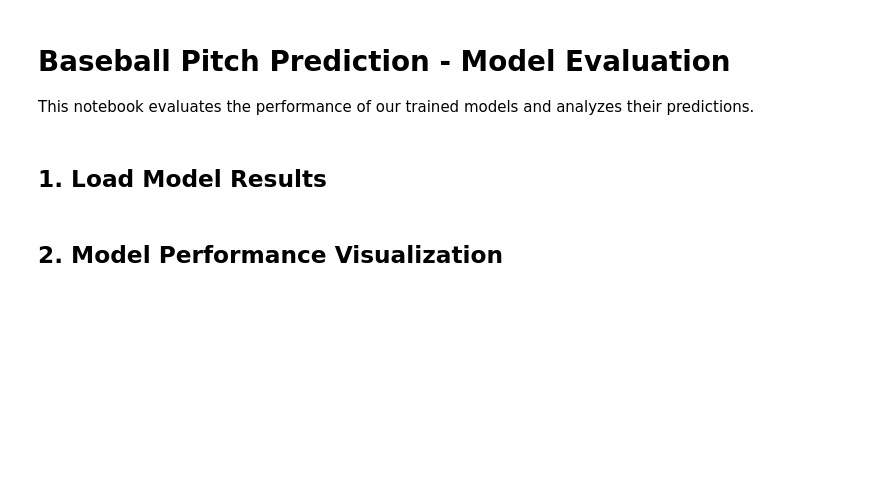
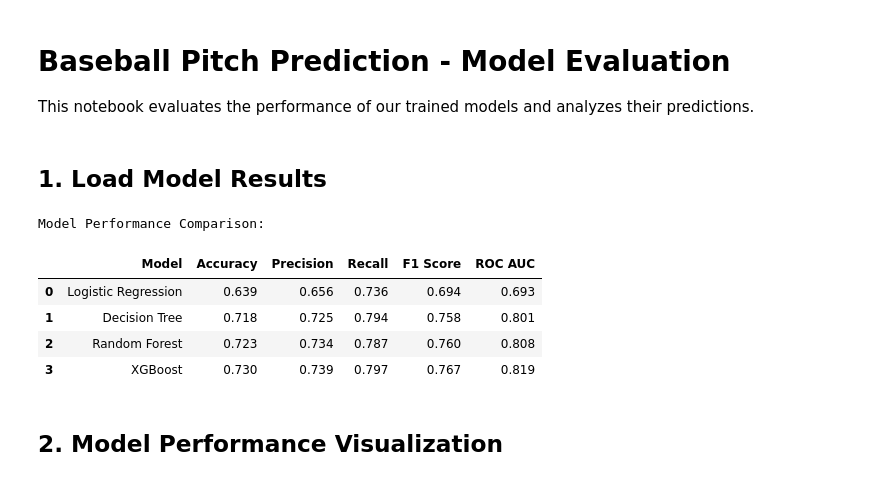
Before and after one commit to Osalira/BaseballPitchTypePredictionProject, a Jupyter notebook: notebooks/02_model_evaluation.ipynb, the cells around one changed output. Saved outputs shown, nothing was run; the diff lists cells and outputs as text; code cells hidden in the pictures; blank space fills up the shorter version.

```diff
--- a/notebooks/02_model_evaluation.ipynb
+++ b/notebooks/02_model_evaluation.ipynb
@@ -21,17 +21,24 @@ plt.rcParams['figure.dpi'] = 100
 ## 1. Load Model Results
 # %%
 # Load model comparison results
-results = pd.read_csv('models/results/model_comparison.csv')
+results = pd.read_csv('../models/results/model_comparison.csv')
 
 # Display results table
 print("Model Performance Comparison:")
 results.style.format({
     'Accuracy': '{:.3f}',
     'Precision': '{:.3f}',
     'Recall': '{:.3f}',
     'F1 Score': '{:.3f}',
     'ROC AUC': '{:.3f}'
 })
+# %% [output]
+Model Performance Comparison:
+|  | Model | Accuracy | Precision | Recall | F1 Score | ROC AUC |
+| 0 | Logistic Regression | 0.639 | 0.656 | 0.736 | 0.694 | 0.693 |
+| 1 | Decision Tree | 0.718 | 0.725 | 0.794 | 0.758 | 0.801 |
+| 2 | Random Forest | 0.723 | 0.734 | 0.787 | 0.760 | 0.808 |
+| 3 | XGBoost | 0.730 | 0.739 | 0.797 | 0.767 | 0.819 |
 # %% [markdown]
 ## 2. Model Performance Visualization
 # %%
```
Also changed, not shown: parts of 5 cells of this notebook, 12 other files.
